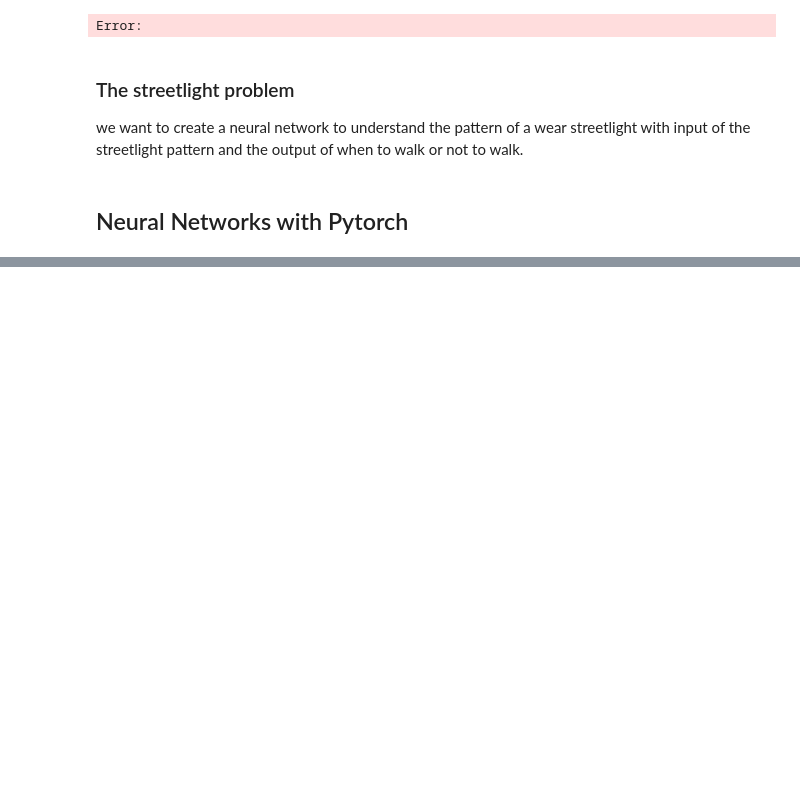
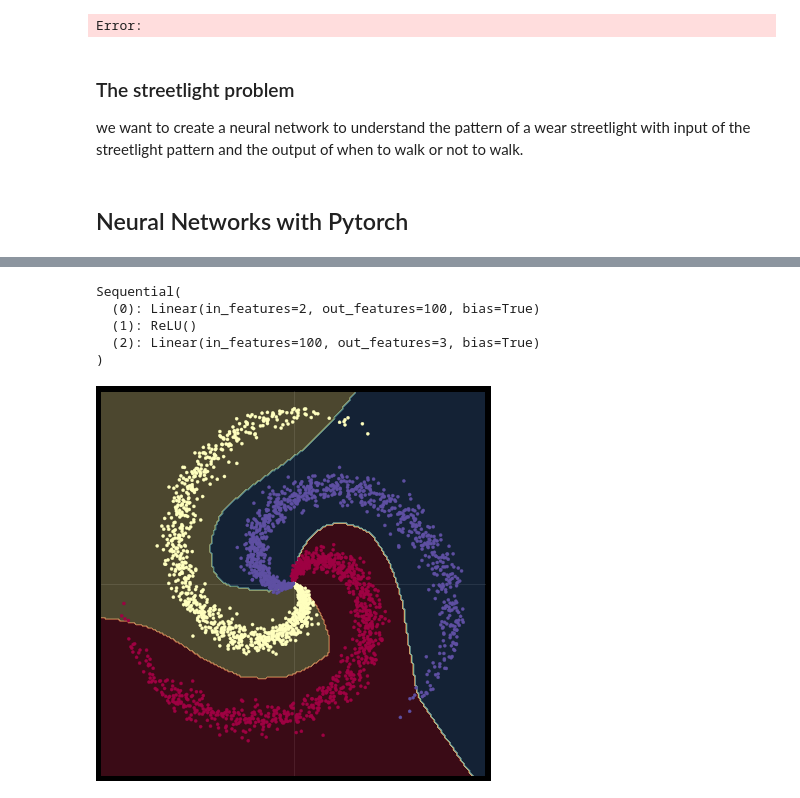
Before and after one commit to alefram/notebooks, a Jupyter notebook: Neural_networks.ipynb, the cells around one changed output, grey strips where cells are left out. Saved outputs shown, nothing was run; the diff lists cells and outputs as text; code cells hidden in the pictures; blank space fills up the shorter version.

```diff
--- a/Neural_networks.ipynb
+++ b/Neural_networks.ipynb
@@ -622,0 +774,40 @@ print("output",out)
+# %%
+
+#nn package to create our linear model
+# each Linear module has a weight and bias
+model = nn.Sequential(
+    nn.Linear(D, H),
+    nn.ReLU(),
+    nn.Linear(H, C)
+)
+
+#nn package also has different loss functions.
+# we use cross entropy loss for our classification task
+criterion = torch.nn.CrossEntropyLoss()
+
+#we use the optim package to apply ADAM for our parameter updates
+optimizer = torch.optim.Adam(model.parameters(),
+                            lr=learning_rate,
+                            weight_decay=lambda_l2) # built-in L2
+
+#training
+for t in range(1000):
+
+    #1. feedforward
+    y_pred = model(X)
+
+    #2. Compute loss and accuracy
+    loss = criterion(y_pred, y)
+    score, predicted = torch.max(y_pred, 1)
+    accuracy = (y == predicted).sum().float() / len(y)
+    print("[EPOCH]: %i, [LOSS]: %.6f, [ACCURACY]: %.3f" % (t, loss.item(), accuracy))
+    display.clear_output(wait=True)
+
+    #3. clean gradients before running backward pass
+    optimizer.zero_grad()
+
+    #4. back propagation of gradients
+    loss.backward()
+
+    #5. update params
+    optimizer.step()
@@ -622,0 +816,11 @@ print("output",out)
+# %%
+# Plot trained model
+print(model)
+plot_model(X, y, model)
+# %% [output]
+Sequential(
+  (0): Linear(in_features=2, out_features=100, bias=True)
+  (1): ReLU()
+  (2): Linear(in_features=100, out_features=3, bias=True)
+)
+[figure, added]
```
Also changed, not shown: parts of 10 cells of this notebook, 7 other files.
